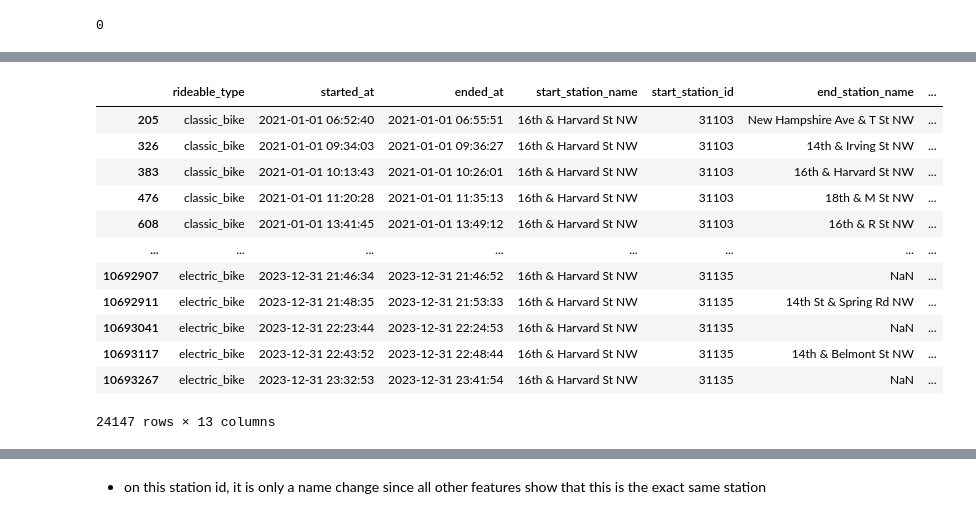
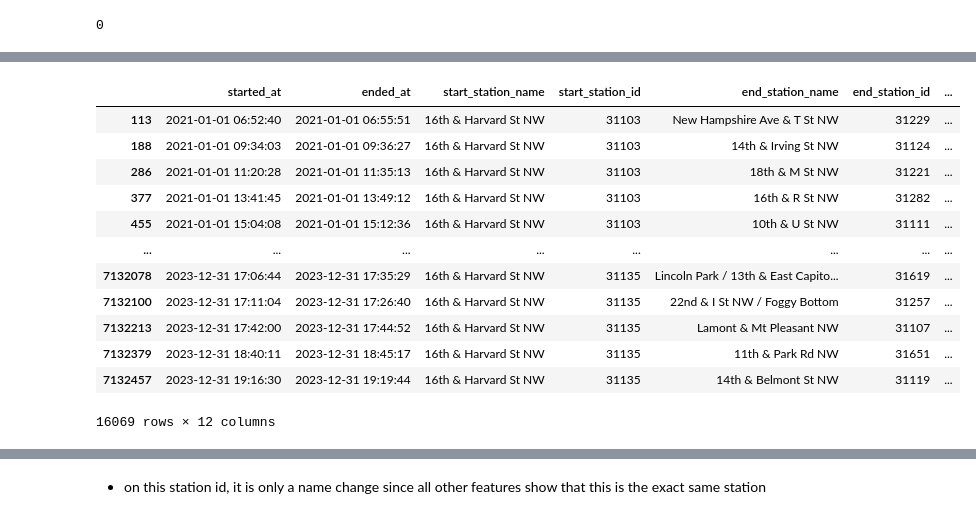
Before and after one commit to airsahin/Bike-Demand-Analysis, a Jupyter notebook: capital_bike_share.ipynb, the cells around one changed output, grey strips where cells are left out. Saved outputs shown, nothing was run; the diff lists cells and outputs as text; code cells hidden in the pictures.

Commit message:
Update capital_bike_share.ipynb
Renewed cleaned dataset: focused analysis on classic bikes, re-applied data cleaning steps

```diff
--- a/capital_bike_share.ipynb
+++ b/capital_bike_share.ipynb
@@ -382,0 +495,5 @@ memory usage: 224.0+ bytes
+# %%
+df_classic = df_classic[~((df_classic['start_lat'] == df_classic['end_lat']) &
+                          (df_classic['start_lng'] == df_classic['end_lng']))].reset_index(drop=True)
+
+df_classic.describe(include='all').T
@@ -382,0 +562,4 @@ memory usage: 224.0+ bytes
+# %%
+# define the 99th percentile as the upper limit for outliers
+df_classic = df_classic[df_classic['trip_duration'] <= 102.16].reset_index(drop=True)
+df_classic
@@ -382,0 +679,4 @@ memory usage: 224.0+ bytes
+# %%
+# define 1% quantile as minimum trip duration
+df_classic = df_classic[df_classic['trip_duration'] >= 1.8].reset_index(drop=True)
+df_classic
@@ -382,0 +742,6 @@ memory usage: 224.0+ bytes
+# %%
+# remove trips where start and end station names are the same and trip duration is less than 6.1333 minutes
+df_classic = df_classic[~((df_classic['start_station_name'] == df_classic['end_station_name']) &
+                          (df_classic['trip_duration'] <  6.1333))].reset_index(drop=True)
+
+df_classic
@@ -391,17 +861,17 @@ stations_with_multiple_ids.head()
 # %%
-df[df['start_station_name'] == '16th & Harvard St NW']
+df_classic[df_classic['start_station_name'] == '16th & Harvard St NW']
 # %% [output]
-|  | rideable_type | started_at | ended_at | start_station_name | start_station_id | end_station_name | ... |
-| 205 | classic_bike | 2021-01-01 06:52:40 | 2021-01-01 06:55:51 | 16th & Harvard St NW | 31103 | New Hampshire Ave & T St NW | ... |
-| 326 | classic_bike | 2021-01-01 09:34:03 | 2021-01-01 09:36:27 | 16th & Harvard St NW | 31103 | 14th & Irving St NW | ... |
-| 383 | classic_bike | 2021-01-01 10:13:43 | 2021-01-01 10:26:01 | 16th & Harvard St NW | 31103 | 16th & Harvard St NW | ... |
-| 476 | classic_bike | 2021-01-01 11:20:28 | 2021-01-01 11:35:13 | 16th & Harvard St NW | 31103 | 18th & M St NW | ... |
-| 608 | classic_bike | 2021-01-01 13:41:45 | 2021-01-01 13:49:12 | 16th & Harvard St NW | 31103 | 16th & R St NW | ... |
+|  | started_at | ended_at | start_station_name | start_station_id | end_station_name | end_station_id | ... |
+| 113 | 2021-01-01 06:52:40 | 2021-01-01 06:55:51 | 16th & Harvard St NW | 31103 | New Hampshire Ave & T St NW | 31229 | ... |
+| 188 | 2021-01-01 09:34:03 | 2021-01-01 09:36:27 | 16th & Harvard St NW | 31103 | 14th & Irving St NW | 31124 | ... |
+| 286 | 2021-01-01 11:20:28 | 2021-01-01 11:35:13 | 16th & Harvard St NW | 31103 | 18th & M St NW | 31221 | ... |
+| 377 | 2021-01-01 13:41:45 | 2021-01-01 13:49:12 | 16th & Harvard St NW | 31103 | 16th & R St NW | 31282 | ... |
+| 455 | 2021-01-01 15:04:08 | 2021-01-01 15:12:36 | 16th & Harvard St NW | 31103 | 10th & U St NW | 31111 | ... |
 | ... | ... | ... | ... | ... | ... | ... | ... |
-| 10692907 | electric_bike | 2023-12-31 21:46:34 | 2023-12-31 21:46:52 | 16th & Harvard St NW | 31135 | NaN | ... |
-| 10692911 | electric_bike | 2023-12-31 21:48:35 | 2023-12-31 21:53:33 | 16th & Harvard St NW | 31135 | 14th St & Spring Rd NW | ... |
-| 10693041 | electric_bike | 2023-12-31 22:23:44 | 2023-12-31 22:24:53 | 16th & Harvard St NW | 31135 | NaN | ... |
-| 10693117 | electric_bike | 2023-12-31 22:43:52 | 2023-12-31 22:48:44 | 16th & Harvard St NW | 31135 | 14th & Belmont St NW | ... |
-| 10693267 | electric_bike | 2023-12-31 23:32:53 | 2023-12-31 23:41:54 | 16th & Harvard St NW | 31135 | NaN | ... |
+| 7132078 | 2023-12-31 17:06:44 | 2023-12-31 17:35:29 | 16th & Harvard St NW | 31135 | Lincoln Park / 13th & East Capito... | 31619 | ... |
+| 7132100 | 2023-12-31 17:11:04 | 2023-12-31 17:26:40 | 16th & Harvard St NW | 31135 | 22nd & I St NW / Foggy Bottom | 31257 | ... |
+| 7132213 | 2023-12-31 17:42:00 | 2023-12-31 17:44:52 | 16th & Harvard St NW | 31135 | Lamont & Mt Pleasant NW | 31107 | ... |
+| 7132379 | 2023-12-31 18:40:11 | 2023-12-31 18:45:17 | 16th & Harvard St NW | 31135 | 11th & Park Rd NW | 31651 | ... |
+| 7132457 | 2023-12-31 19:16:30 | 2023-12-31 19:19:44 | 16th & Harvard St NW | 31135 | 14th & Belmont St NW | 31119 | ... |
-24147 rows × 13 columns
+16069 rows × 12 columns
 # %% [markdown]
```
Also changed, not shown: parts of 300 cells of this notebook.
